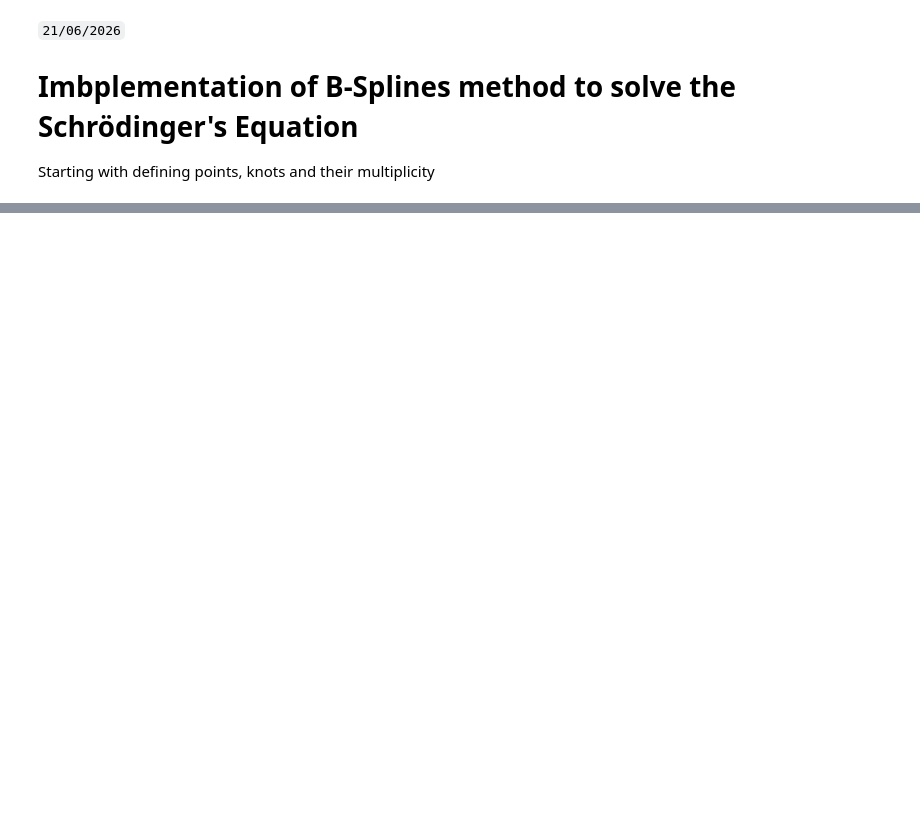
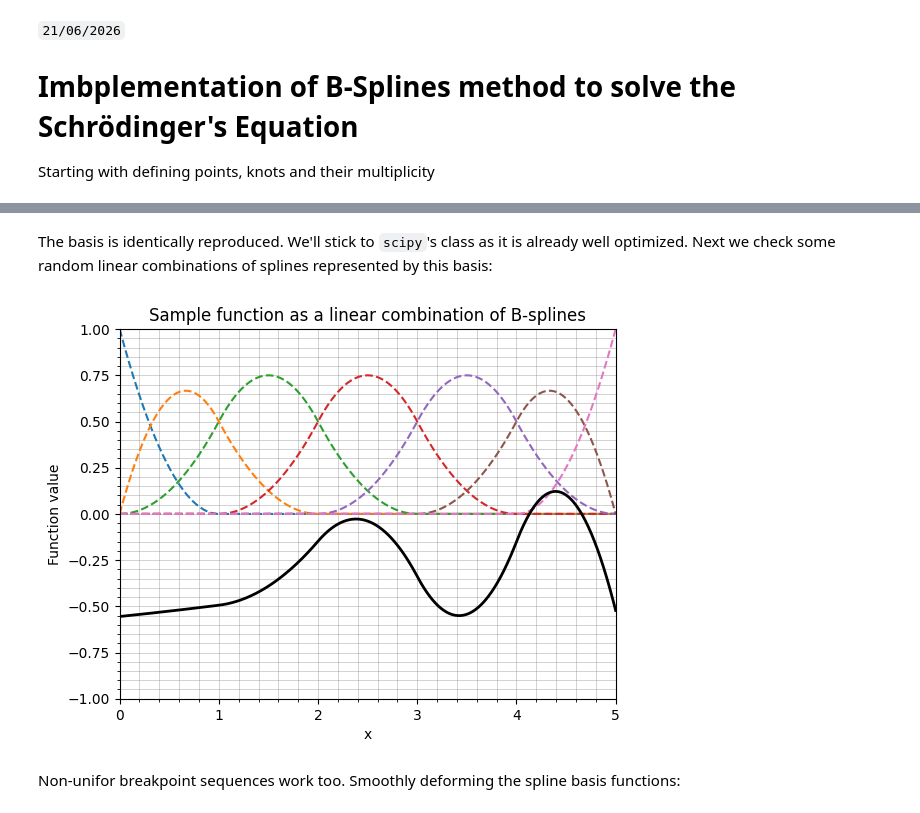
Before and after one commit to Gabriel-Amici/MorseCoulomb, a Jupyter notebook: notebooks/development/bsplines.ipynb, the cells around one changed output, grey strips where cells are left out. Drawn from its saved outputs; the diff is of its cells as text; code cells hidden in the pictures; blank space fills up the shorter version.

```diff
--- a/notebooks/development/bsplines.ipynb
+++ b/notebooks/development/bsplines.ipynb
@@ -135,9 +125,23 @@ print(f"Sum of all B-spline basis functions at x={x_bia}: {sum_bia}")
+# %% [markdown]
+The basis is identically reproduced. We'll stick to `scipy`'s class as it is already well optimized.
+Next we check some random linear combinations of splines represented by this basis:
 # %%
-coeffs = np.random.rand(n)
+coeffs = np.random.rand(n)*2 - 1  # Random coefficients in the range [-1, 1]
 
-func = np.zeros_like(x_vec)
 for i in range(n):
-    y_vec = [recursive_relation(x, k, t, i) for x in x_vec]
-    func += coeffs[i] * np.array(y_vec)
-    plt.plot(x_vec, y_vec, label=f'$B_{i+1}(x)$')
+    basis_func = BSpline(t, np.eye(n)[i], k-1, extrapolate=False)
+    plt.plot(x_vec, basis_func(x_vec), label=f'$B_{i+1}(x)$', ls='dashed')
+func = BSpline(t, coeffs, k-1, extrapolate=False)(x_vec)
 plt.plot(x_vec, func, label='Linear combination of B-splines', color='black', linewidth=2)
+
+plt.ylim(-1, 1)
+plt.xlim(chi[0], chi[-1])
+plt.title('Sample function as a linear combination of B-splines')
+plt.xlabel('x')
+plt.ylabel('Function value')
+plt.minorticks_on()
+plt.grid(which='both', linestyle='-', linewidth='0.5', color='grey', alpha=0.5)
+# plt.legend()
+plt.show()
+# %% [output]
+[figure, added]
@@ -146,3 +148,6 @@ plt.plot(x_vec, func, label='Linear combination of B-splines', color='black', li
+# %% [markdown]
+Non-unifor breakpoint sequences work too. Smoothly deforming the spline basis
+functions:
 # %%
 # Non uniform breakpoints
 
```
Also changed, not shown: parts of 100 cells of this notebook, 1 other file.
